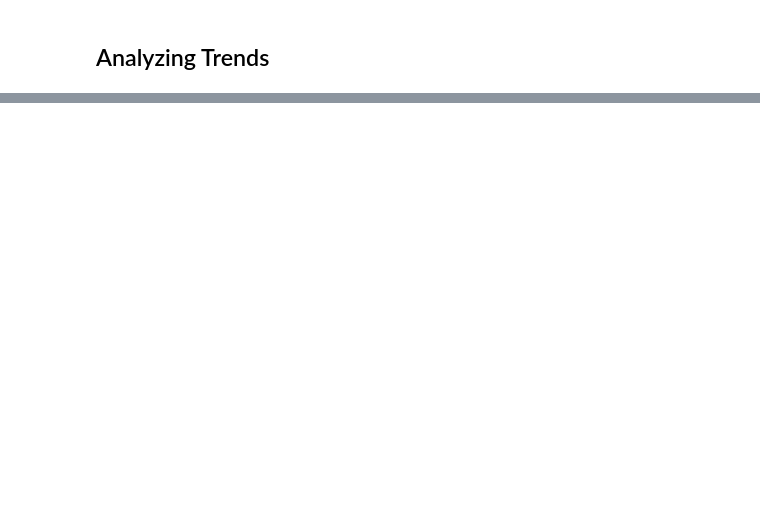
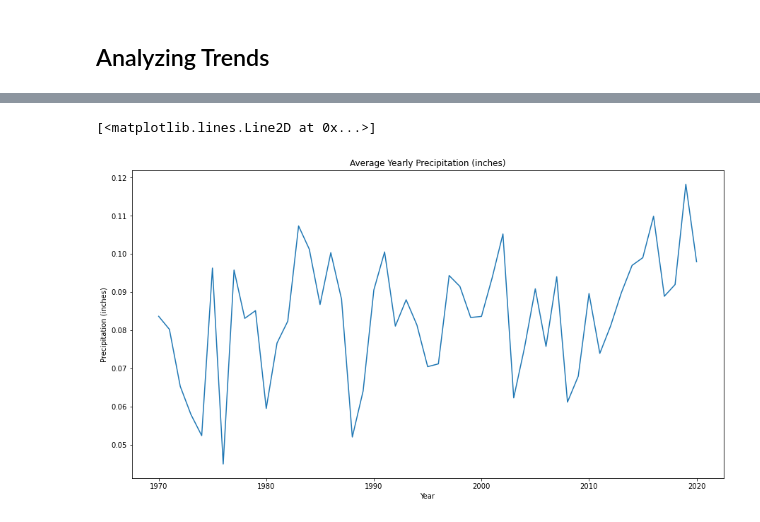
Before and after one commit to dan-edie/Machine-Learning-with-Minneapolis-Weather, a Jupyter notebook: jeremys_visit.ipynb, the cells around one changed output, grey strips where cells are left out. Saved outputs shown, nothing was run; the diff lists cells and outputs as text; code cells hidden in the pictures; blank space fills up the shorter version.

Commit message:
Including yearly plots

```diff
--- a/jeremys_visit.ipynb
+++ b/jeremys_visit.ipynb
@@ -99,3 +102,7 @@ Precipitation (inches)                    float64
 Snow (inches)                             float64
 Snow Depth (inches)                       float64
 dtype: object
+# %%
+# Set the index to the timestamp
+weather_df = weather_df.set_index("Date")
+weather_df
@@ -102,2 +124,18 @@ dtype: object
 # %% [markdown]
 ## Analyzing Trends
+# %%
+# First, a resample of the data to yearly to look at large-scale trends in the data
+yearly_df = weather_df.copy()
+yearly_df = yearly_df.resample("BYS").mean()
+# %%
+plt.figure(figsize=(15,8))
+date = yearly_df.index.astype('O')
+max_temp = yearly_df['Maximum Temperature degrees (F)']
+min_temp = yearly_df['Minimum Temperature degrees (F)']
+
+plt.xlabel("Year")
+plt.ylabel("Temperature ($^\circ$F)")
+plt.title("Average Yearly Max/Min Temperature")
+plt.plot(date, min_temp, label="Minimum Temperature", color="blue")
+plt.plot(date, max_temp, label="Maximum Temperature", color='red')
+plt.legend()
@@ -103,0 +145,11 @@ dtype: object
+# %%
+plt.figure(figsize=(15,8))
+precip = yearly_df["Precipitation (inches)"]
+
+plt.title("Average Yearly Precipitation (inches)")
+plt.xlabel("Year")
+plt.ylabel("Precipitation (inches)")
+plt.plot(date, precip)
+# %% [output]
+[<matplotlib.lines.Line2D at 0x...>]
+[figure, added]
```
Also changed, not shown: parts of 7 cells of this notebook.
